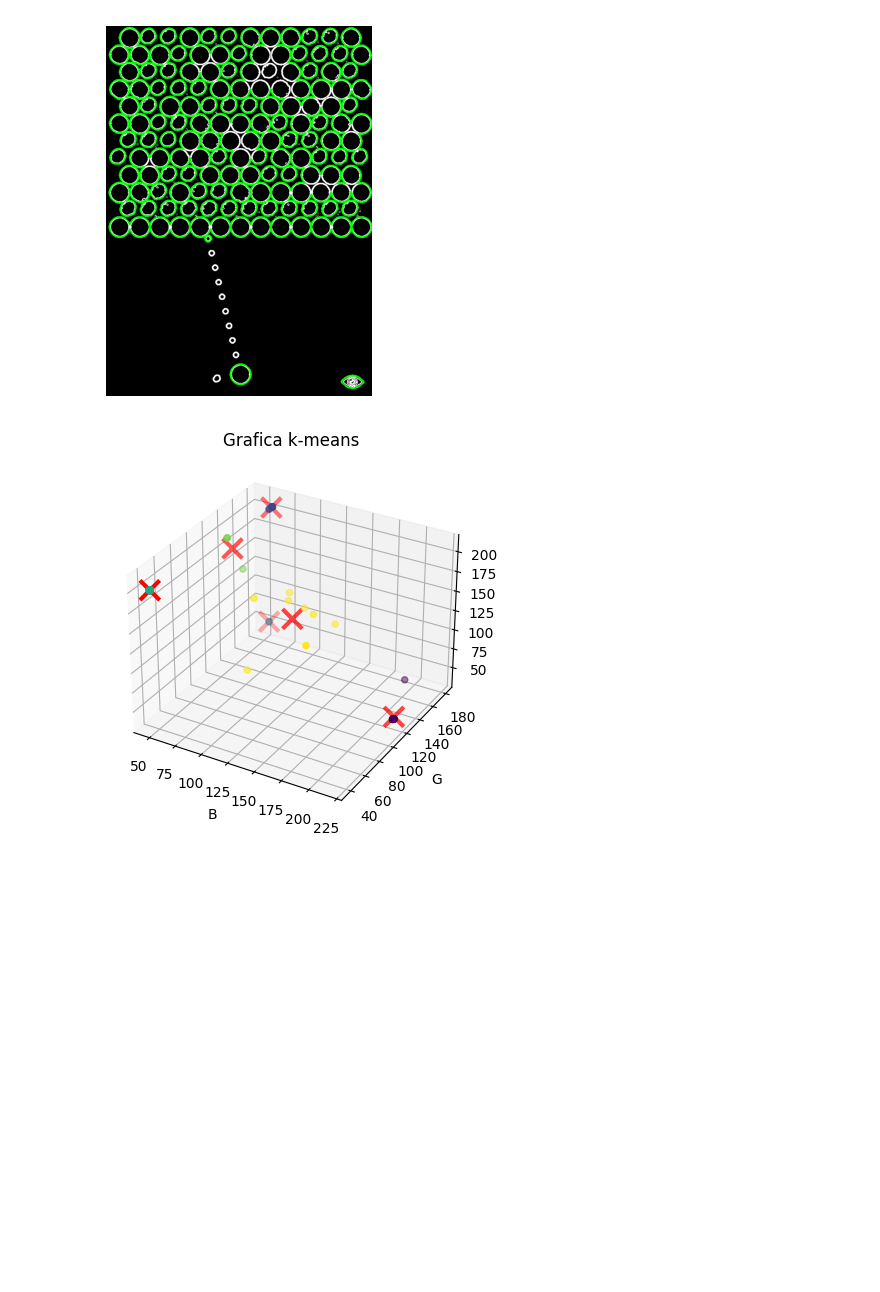
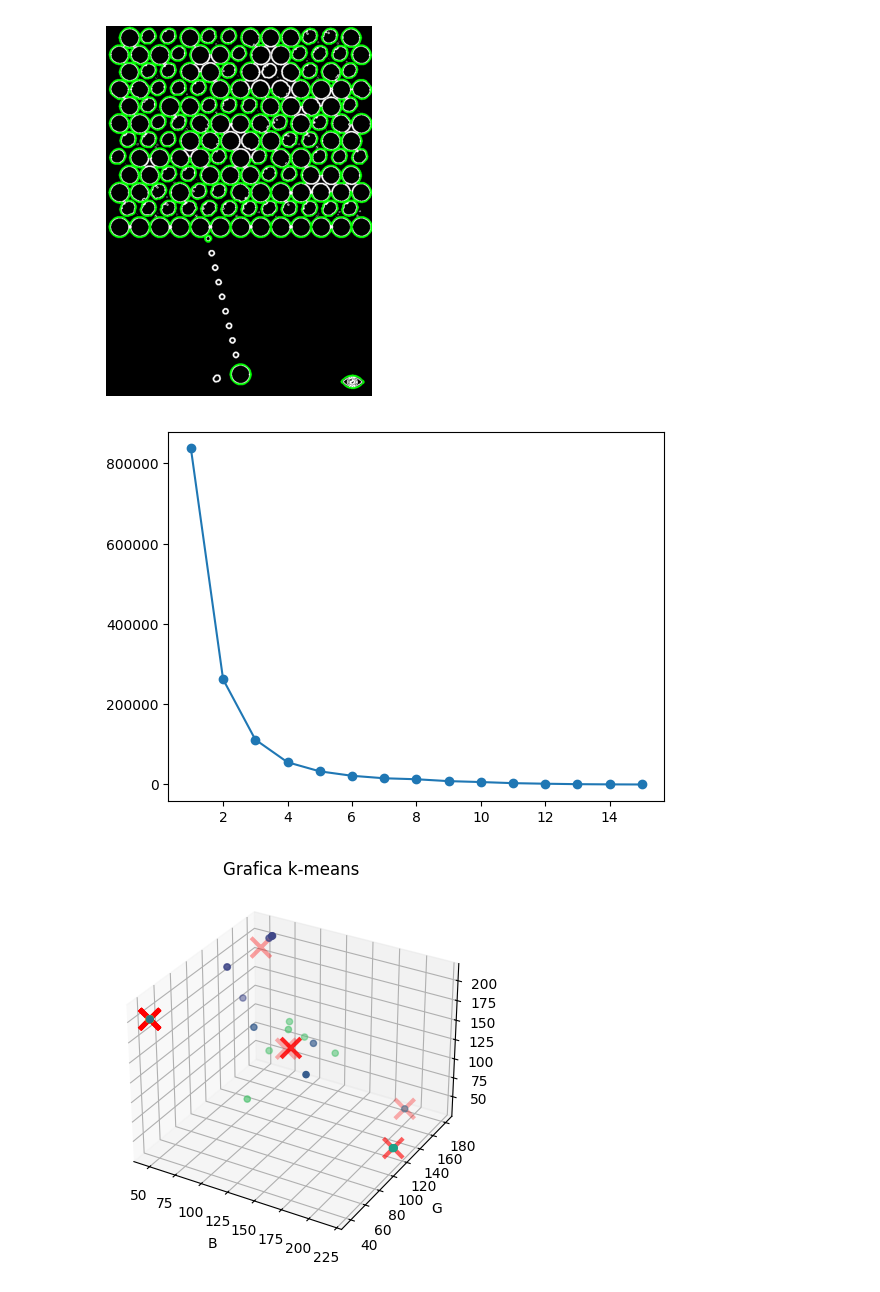
Before and after one commit to OmarFloresSanchez/Pancitos, a Jupyter notebook: Practica2-1/practica2-1.ipynb, the cells around one changed output. Drawn from its saved outputs; the diff is of its cells as text; code cells hidden in the pictures; blank space fills up the shorter version.

Commit message:
ahorasi Codo

```diff
--- a/Practica2-1/practica2-1.ipynb
+++ b/Practica2-1/practica2-1.ipynb
@@ -69,11 +72,11 @@ plt.imshow(imgCanny)
 # %%
 canny = canny.astype(np.uint8)
 
-contornos, _ = cv2.findcontornos(canny, cv2.RETR_EXTERNAL, cv2.CHAIN_APPROX_SIMPLE)
+contornos, _ = cv2.findContours(canny, cv2.RETR_EXTERNAL, cv2.CHAIN_APPROX_SIMPLE)
 
 imgContornos = canny.copy()
 imgContornos = cv2.cvtColor(imgContornos, cv2.COLOR_GRAY2BGR)
-cv2.drawcontornos(imgContornos, contornos, -1, (0, 255, 0), 3)
+cv2.drawContours(imgContornos, contornos, -1, (0, 255, 0), 3)
 plt.imshow(imgContornos)
 plt.axis('off')
 
@@ -83,14 +86,14 @@ print(len(contornos))
 finalcontornos = []
 tabla_medias = pd.DataFrame()
 for i, cont in enumerate(contornos):
-    area = int(cv2.contArea(cont))
+    area = int(cv2.contourArea(cont))
 
     # if area is higher than 3000:
     if area > 1000:
         finalcontornos.append(cont)
         # get mean color of cont:
         filtro = np.zeros_like(imagen[:, :, 0])  # This mask is used to get the mean color of the specific bead (cont), for kmeans
-        cv2.drawcontornos(filtro, [cont], 0, 255, -1)
+        cv2.drawContours(filtro, [cont], 0, 255, -1)
 
         mediaB, mediaG, mediaR, _ = cv2.mean(imagen, mask=filtro)
         df = pd.DataFrame({'mediaB': mediaB, 'mediaG': mediaG, 'mediaR': mediaR}, index=[i])
@@ -136,7 +139,7 @@ mediaR = tabla_medias['mediaR'].to_numpy()
 data = np.column_stack((mediaB, mediaG, mediaR))
 
 # Número de clústeres
-K = 6
+K = 15
 
 def distancia(punto1, punto2):
     return np.sqrt(np.sum((punto1 - punto2) ** 2))
@@ -158,30 +161,44 @@ def calcular_nuevos_centroides(datos, asignaciones, K):
 # %%
 # Inicialización  centroides al azar
 centroides = data[np.random.choice(len(data), K, replace=False)]
 
 tolerancia = 1e-4
 
 # Iterar hasta que los centroides converjan
 for _ in range(300):  # Límite máximo de iteraciones
     asignaciones = puntosCentroidas(data, centroides)
     nuevos_centroides = calcular_nuevos_centroides(data, asignaciones, K)
 
     # Comprobar la convergencia
     if np.all(np.abs(centroides - nuevos_centroides) < tolerancia):
         break
 
     centroides = nuevos_centroides
 
+
+#-----------------------------------------------------------------Metodo del codo
+X=data
+inertia_values = []
+#----------------------------------------------------------
+for i in range(1, K + 1):
+    kmeans = KMeans(n_clusters=i, random_state=42)
+    kmeans.fit(data)
+    inertia_values.append(kmeans.inertia_)
+
+
+plt.plot(range(1, K + 1), inertia_values, marker='o', linestyle='-')
+#-----------------------------------------------------------------------------------
 # Crear una gráfica 3D
 fig = plt.figure()
 ax = fig.add_subplot(111, projection='3d')
 ax.scatter(data[:, 0], data[:, 1], data[:, 2], c=asignaciones, cmap='viridis')
 ax.scatter(centroides[:, 0], centroides[:, 1], centroides[:, 2], marker='x', s=200, linewidths=3, color='red')
 ax.set_xlabel("B")
 ax.set_ylabel("G")
 ax.set_zlabel("R")
 ax.set_title("Grafica k-means")
 
 plt.show()
 # %% [output]
-[figure, old version]
+[figure, new version]
+[figure, added]
```
Also changed, not shown: parts of 3 cells of this notebook.
